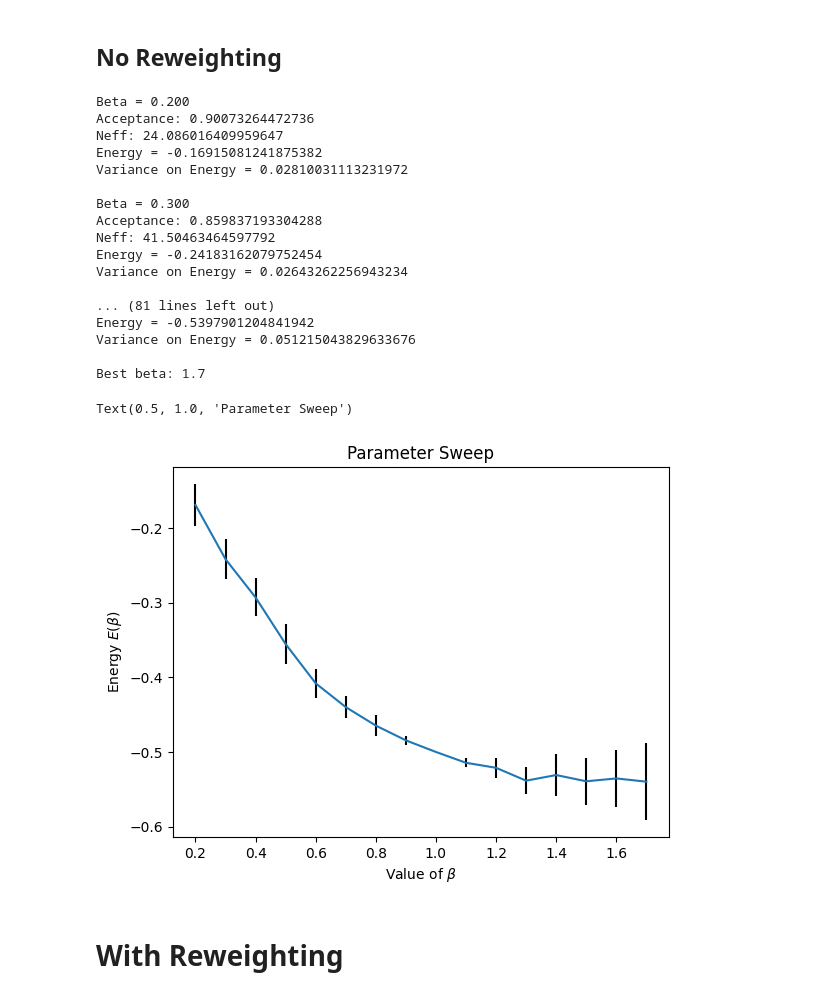
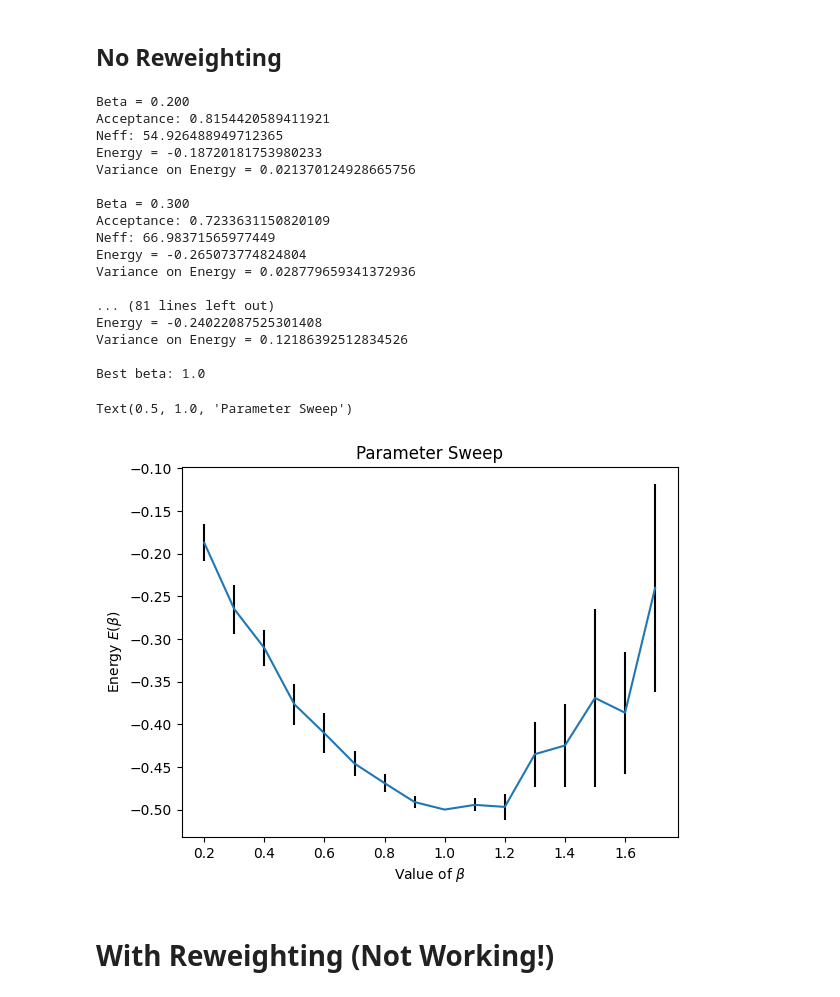
Before and after one commit to guilhermebaos/QUARMEN-Lessons, a Jupyter notebook: 01-labs/02-lab/01-VMC.ipynb, the cells around one changed output. Drawn from its saved outputs; the diff is of its cells as text; code cells hidden in the pictures.

```diff
--- a/01-labs/02-lab/01-VMC.ipynb
+++ b/01-labs/02-lab/01-VMC.ipynb
@@ -49,7 +49,7 @@ def samplePos(M: int, beta: float, delta: float = 0.5, Mmulti: int = 10) -> np.n
 
     # Metropolis Loop
     succ = 0
-    for attempt in range(M * Mmulti):
+    for attempt in range(M-1):
         xp = x + delta*(np.random.random() - 0.5)
         yp = y + delta*(np.random.random() - 0.5)
         zp = z + delta*(np.random.random() - 0.5)
@@ -67,13 +67,11 @@ def samplePos(M: int, beta: float, delta: float = 0.5, Mmulti: int = 10) -> np.n
             rpos = rposp
             logpsi = logpsip
 
-            samples[succ] = rpos
+        # Save state
+        samples[attempt+1] = rpos
 
-            if succ >= M-1:
-                print(f"Acceptance: {succ / attempt}")
-                return samples
-
-    raise ValueError(f"Took a total of {M * Mmulti} steps but only {succ} were accepted!")
+    print(f"Acceptance: {succ / attempt}")
+    return samples
 # %%
 def sampleNeff(data: np.ndarray, k1percent: float = 0.0, ipercent: float = 0.4) -> int:
     N = len(data)
@@ -104,48 +102,49 @@ discard = 1500
 # Sweep Variational Parameter
 betamin = 0.2
 betamax = 1.7
 
 Ebeta = []
 Estd = []
 bb = np.linspace(betamin, betamax, 16)
 for beta in bb:
     print(f"Beta = {beta:.3f}")
-    Rs = samplePos(sampleM, beta, delta=2, Mmulti=20)
+    Rs = samplePos(sampleM, beta, delta=4, Mmulti=20)
     Rs = Rs[discard:]
     Neff = sampleNeff(Rs)
-    El = -(beta**2 - 2 * beta / Rs) / 2 - 1 / Rs
+    El = -0.5*beta*(beta - 2/Rs) - 1.0 / Rs
+
     Estd += [np.std(El) / np.sqrt(Neff)]
     Ebeta += [np.average(El)]
     print(f"Energy = {Ebeta[-1]}")
     print(f"Variance on Energy = {Estd[-1]}")
     print("")
 
 print(f"Best beta: {bb[Ebeta.index(np.min(Ebeta))]}")
 plt.errorbar(bb, Ebeta, yerr=Estd, ecolor="black")
 plt.xlabel("Value of $\\beta$")
 plt.ylabel("Energy $E(\\beta)$")
 plt.title("Parameter Sweep")
 # %% [output]
 Beta = 0.200
-Acceptance: 0.90073264472736
-Neff: 24.086016409959647
-Energy = -0.16915081241875382
-Variance on Energy = 0.02810031113231972
+Acceptance: 0.8154420589411921
+Neff: 54.926488949712365
+Energy = -0.18720181753980233
+Variance on Energy = 0.021370124928665756
 
 Beta = 0.300
-Acceptance: 0.859837193304288
-Neff: 41.50463464597792
-Energy = -0.24183162079752454
-Variance on Energy = 0.02643262256943234
+Acceptance: 0.7233631150820109
+Neff: 66.98371565977449
+Energy = -0.265073774824804
+Variance on Energy = 0.028779659341372936
 
 ... (81 lines left out)
-Energy = -0.5397901204841942
-Variance on Energy = 0.051215043829633676
+Energy = -0.24022087525301408
+Variance on Energy = 0.12186392512834526
 
-Best beta: 1.7
+Best beta: 1.0
 Text(0.5, 1.0, 'Parameter Sweep')
-[figure, old version]
+[figure, new version]
 # %% [markdown]
-# With Reweighting
+# With Reweighting (Not Working!)
 # %%
 # Parameters
```
Also changed, not shown: parts of 2 cells of this notebook.
